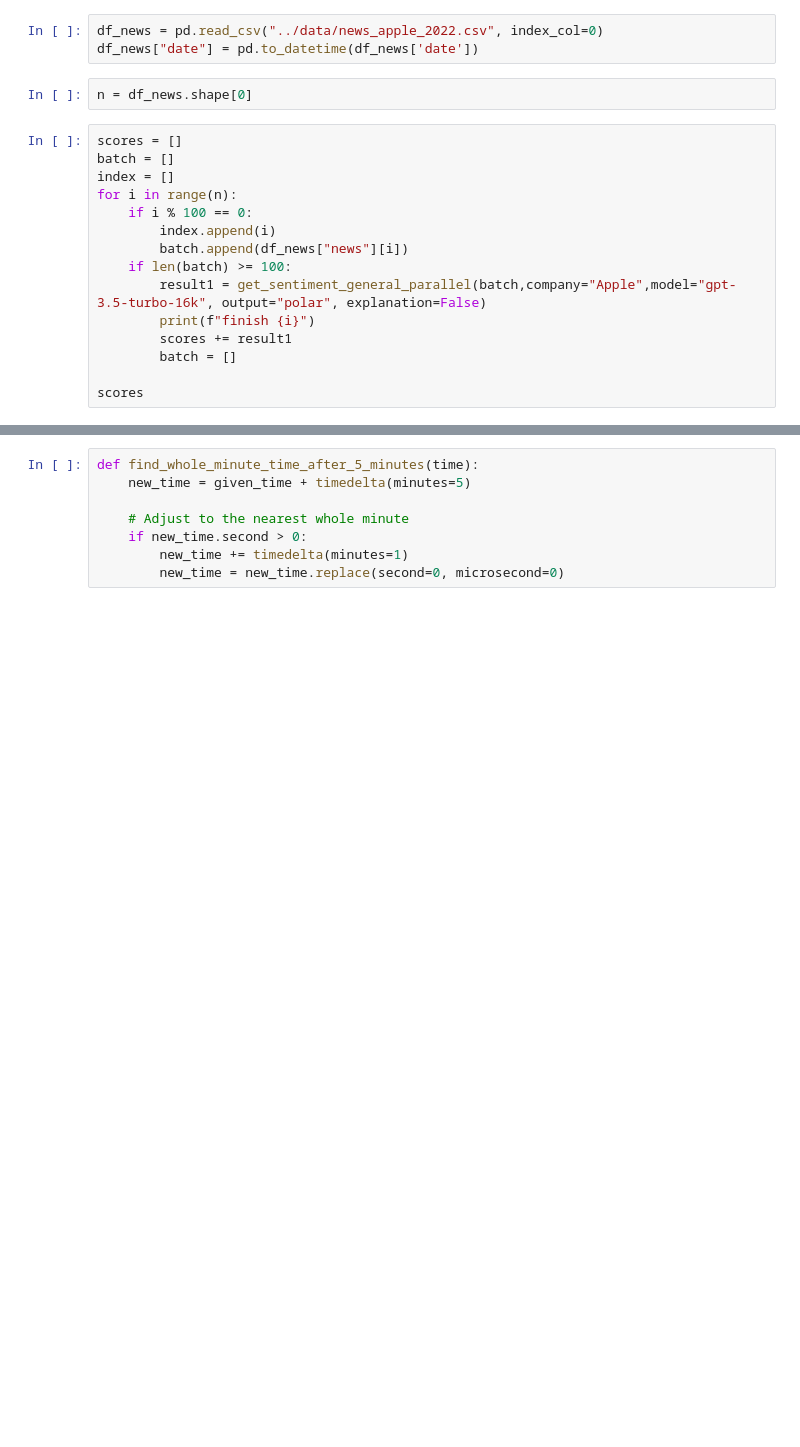
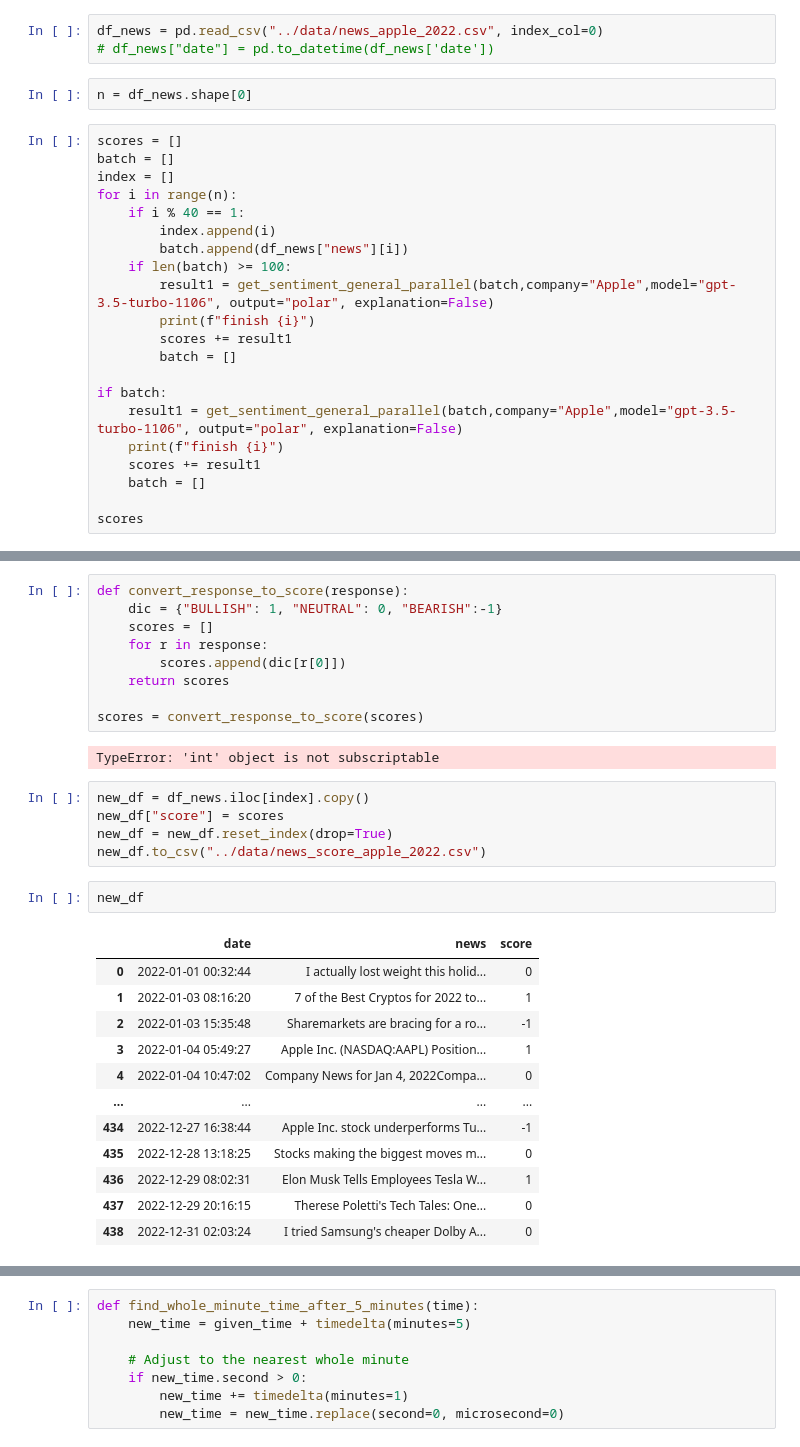
Before and after one commit to YiyangShao/MATH585_final_proj, a Jupyter notebook: lookahead_experiments/get_news_score.ipynb, the cells around one changed output, grey strips where cells are left out. Drawn from its saved outputs; the diff is of its cells as text; blank space fills up the shorter version.

```diff
--- a/lookahead_experiments/get_news_score.ipynb
+++ b/lookahead_experiments/get_news_score.ipynb
@@ -8,7 +8,7 @@ from src.gpt_prompt import get_sentiment_general, get_sentiment_general_parallel
 import datetime
 # %%
 df_news = pd.read_csv("../data/news_apple_2022.csv", index_col=0)
-df_news["date"] = pd.to_datetime(df_news['date'])
+# df_news["date"] = pd.to_datetime(df_news['date'])
 # %%
 n = df_news.shape[0]
 # %%
@@ -16,13 +16,19 @@ scores = []
 batch = []
 index = []
 for i in range(n):
-    if i % 100 == 0:
+    if i % 40 == 1:
         index.append(i)
         batch.append(df_news["news"][i])
     if len(batch) >= 100:
-        result1 = get_sentiment_general_parallel(batch,company="Apple",model="gpt-3.5-turbo-16k", output="polar", explanation=False)
+        result1 = get_sentiment_general_parallel(batch,company="Apple",model="gpt-3.5-turbo-1106", output="polar", explanation=False)
         print(f"finish {i}")
         scores += result1
         batch = []
 
+if batch:
+    result1 = get_sentiment_general_parallel(batch,company="Apple",model="gpt-3.5-turbo-1106", output="polar", explanation=False)
+    print(f"finish {i}")
+    scores += result1
+    batch = []
+
 scores
@@ -28,0 +45,31 @@ scores
+# %%
+def convert_response_to_score(response):
+    dic = {"BULLISH": 1, "NEUTRAL": 0, "BEARISH":-1}
+    scores = []
+    for r in response:
+        scores.append(dic[r[0]])
+    return scores
+
+scores = convert_response_to_score(scores)
+# %% [output]
+TypeError: 'int' object is not subscriptable
+# %%
+new_df = df_news.iloc[index].copy()
+new_df["score"] = scores
+new_df = new_df.reset_index(drop=True)
+new_df.to_csv("../data/news_score_apple_2022.csv")
+# %%
+new_df
+# %% [output]
+|  | date | news | score |
+| 0 | 2022-01-01 00:32:44 | I actually lost weight this holid... | 0 |
+| 1 | 2022-01-03 08:16:20 | 7 of the Best Cryptos for 2022 to... | 1 |
+| 2 | 2022-01-03 15:35:48 | Sharemarkets are bracing for a ro... | -1 |
+| 3 | 2022-01-04 05:49:27 | Apple Inc. (NASDAQ:AAPL) Position... | 1 |
+| 4 | 2022-01-04 10:47:02 | Company News for Jan 4, 2022Compa... | 0 |
+| ... | ... | ... | ... |
+| 434 | 2022-12-27 16:38:44 | Apple Inc. stock underperforms Tu... | -1 |
+| 435 | 2022-12-28 13:18:25 | Stocks making the biggest moves m... | 0 |
+| 436 | 2022-12-29 08:02:31 | Elon Musk Tells Employees Tesla W... | 1 |
+| 437 | 2022-12-29 20:16:15 | Therese Poletti's Tech Tales: One... | 0 |
+| 438 | 2022-12-31 02:03:24 | I tried Samsung's cheaper Dolby A... | 0 |
```
Also changed, not shown: parts of 7 cells of this notebook, 3 other files.
